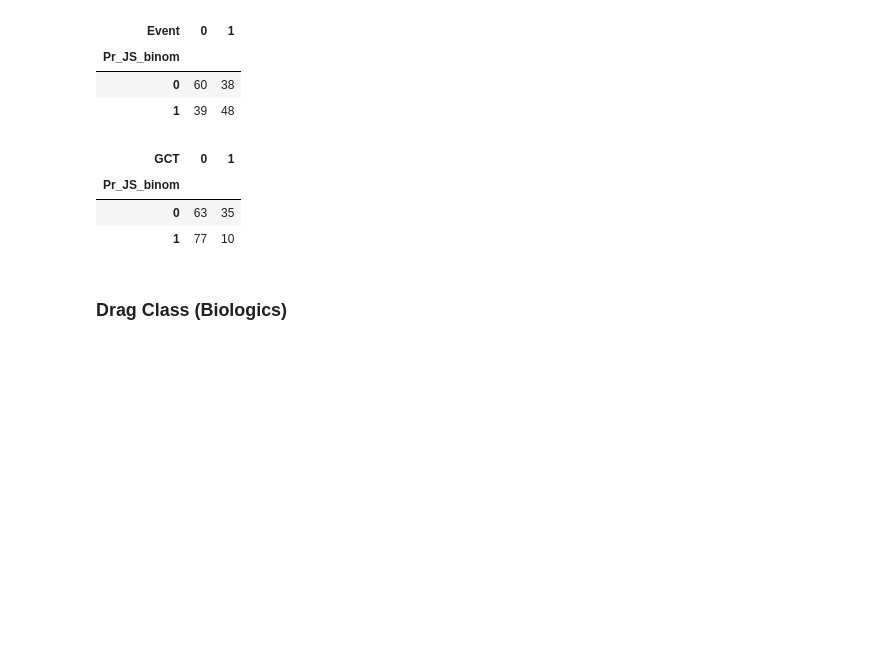
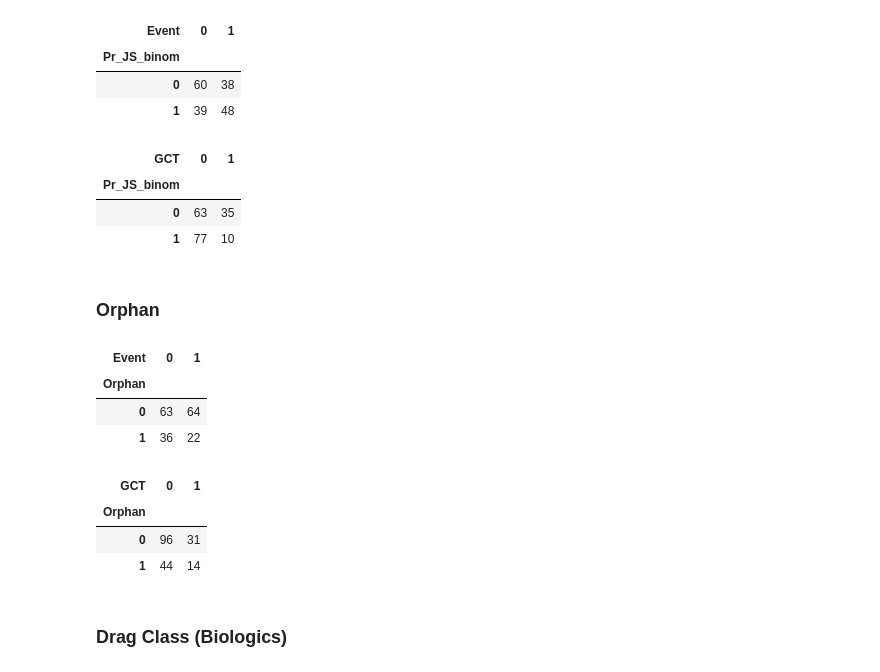
Before and after one commit to Chocolat0517K/Pharmaceutical_Data_Analysis, a Jupyter notebook: pilot_study.ipynb, the cells around one changed output. Saved outputs shown, nothing was run; the diff lists cells and outputs as text; code cells hidden in the pictures; blank space fills up the shorter version.

```diff
--- a/pilot_study.ipynb
+++ b/pilot_study.ipynb
@@ -272,6 +273,27 @@ display(ct_js_gct)
 | Pr_JS_binom |  |  |
 | 0 | 63 | 35 |
 | 1 | 77 | 10 |
+# %% [markdown]
+### Orphan
+# %%
+# create a crosstab of Orphan and PMSE
+ct_orphan_pmse = pd.crosstab(pilot.Orphan,
+                             pilot.Event)
+display(ct_orphan_pmse)
+
+# create a crosstab of Biologic and GCT
+ct_orphan_gct = pd.crosstab(pilot.Orphan,
+                            pilot.GCT)
+display(ct_orphan_gct)
+# %% [output]
+| Event | 0 | 1 |
+| Orphan |  |  |
+| 0 | 63 | 64 |
+| 1 | 36 | 22 |
+| GCT | 0 | 1 |
+| Orphan |  |  |
+| 0 | 96 | 31 |
+| 1 | 44 | 14 |
 # %% [markdown]
 ### Drag Class (Biologics)
 # %%
```
Also changed, not shown: parts of 10 cells of this notebook.
